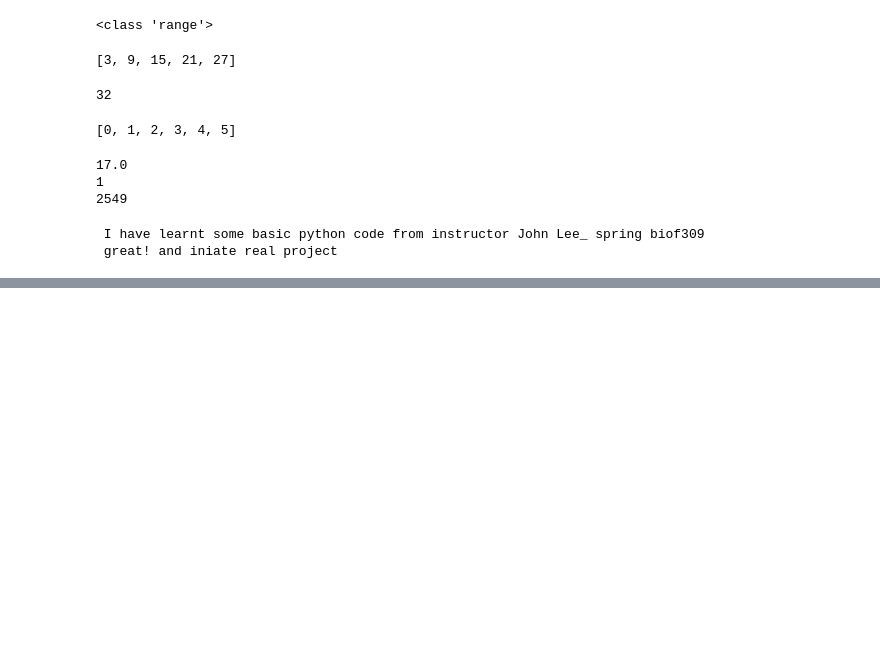
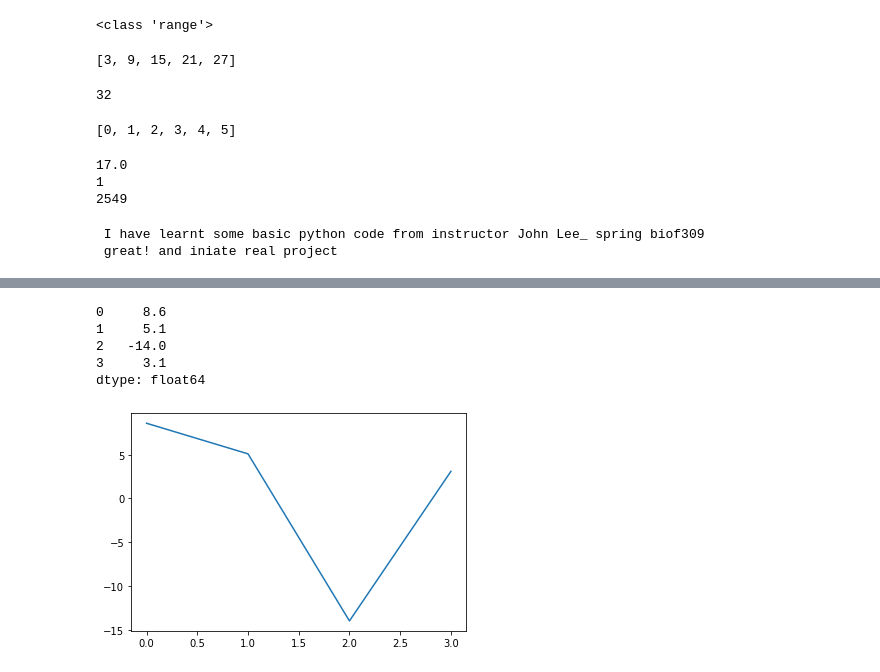
Before and after one commit to Pysk369/project_spring_2020, a Jupyter notebook: Pysk369_project.ipynb, the cells around one changed output, grey strips where cells are left out. Saved outputs shown, nothing was run; the diff lists cells and outputs as text; code cells hidden in the pictures; blank space fills up the shorter version.

```diff
--- a/Pysk369_project.ipynb
+++ b/Pysk369_project.ipynb
@@ -179,0 +358,14 @@ NameError: name 'df_MicroArray' is not defined
+# %%
+import pandas as pd
+my_series = pd.Series([8.6, 5.1, -14.0, 3.10])
+print(my_series)
+from matplotlib import pyplot as plt
+plt.plot(my_series)
+plt.show()
+# %% [output]
+0     8.6
+1     5.1
+2   -14.0
+3     3.1
+dtype: float64
+[figure, added]
```
Also changed, not shown: parts of 25 cells of this notebook.
